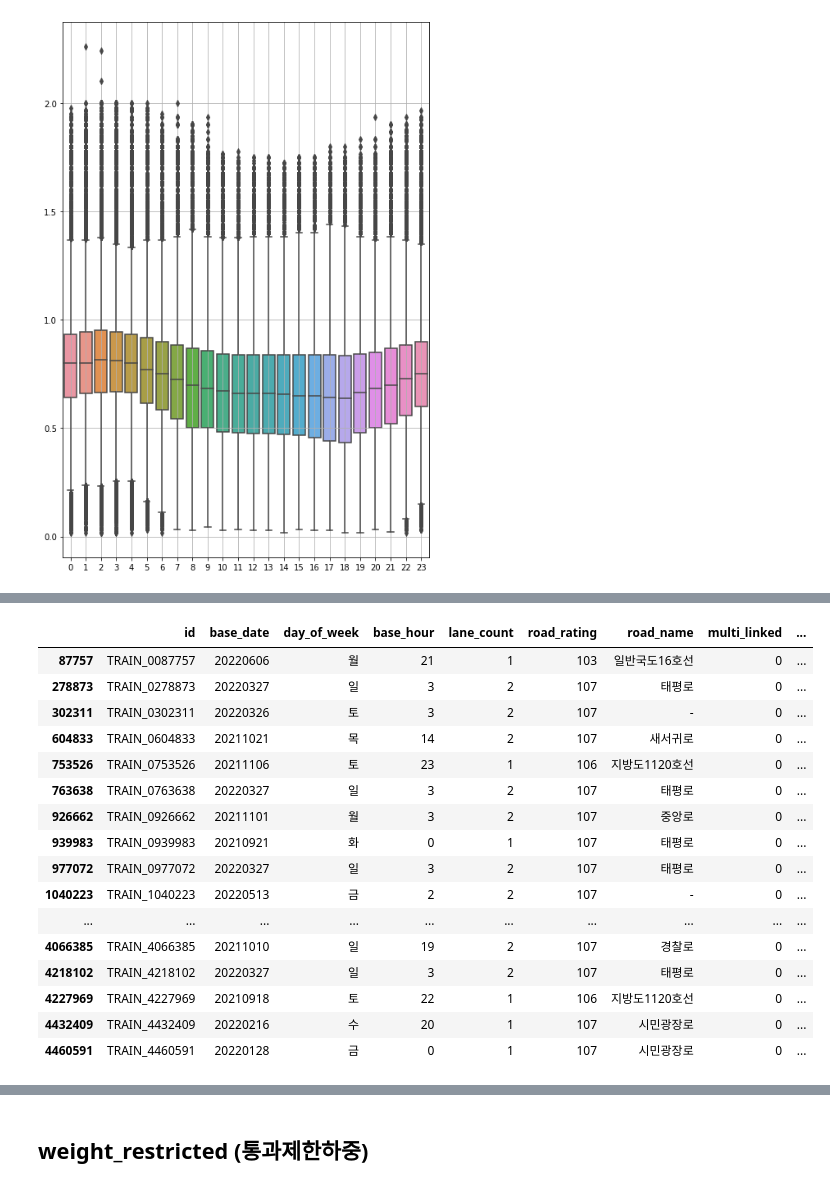
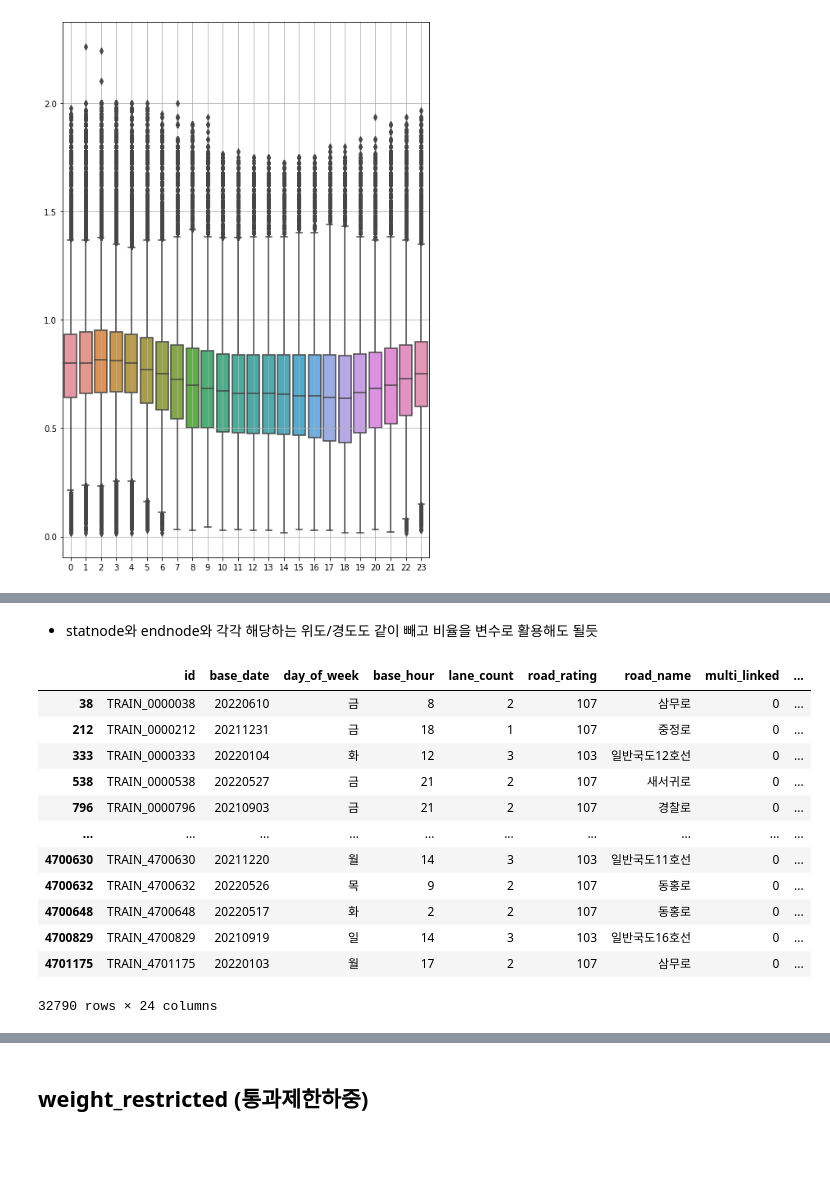
Before and after one commit to Hyeon-je/Dacon_traffic, a Jupyter notebook: code/code.ipynb, the cells around one changed output, grey strips where cells are left out. Drawn from its saved outputs; the diff is of its cells as text; code cells hidden in the pictures; blank space fills up the shorter version.

```diff
--- a/code/code.ipynb
+++ b/code/code.ipynb
@@ -351,20 +436,18 @@ plt.show()
+# %% [markdown]
+- statnode와 endnode와 각각 해당하는 위도/경도도  같이 빼고 비율을 변수로 활용해도 될듯
 # %%
-train.loc[train['target']<=1,:]
+train.loc[train['target']<=10,:]
 # %% [output]
 |  | id | base_date | day_of_week | base_hour | lane_count | road_rating | road_name | multi_linked | ... |
-| 87757 | TRAIN_0087757 | 20220606 | 월 | 21 | 1 | 103 | 일반국도16호선 | 0 | ... |
-| 278873 | TRAIN_0278873 | 20220327 | 일 | 3 | 2 | 107 | 태평로 | 0 | ... |
-| 302311 | TRAIN_0302311 | 20220326 | 토 | 3 | 2 | 107 | - | 0 | ... |
-| 604833 | TRAIN_0604833 | 20211021 | 목 | 14 | 2 | 107 | 새서귀로 | 0 | ... |
-| 753526 | TRAIN_0753526 | 20211106 | 토 | 23 | 1 | 106 | 지방도1120호선 | 0 | ... |
-| 763638 | TRAIN_0763638 | 20220327 | 일 | 3 | 2 | 107 | 태평로 | 0 | ... |
-| 926662 | TRAIN_0926662 | 20211101 | 월 | 3 | 2 | 107 | 중앙로 | 0 | ... |
-| 939983 | TRAIN_0939983 | 20210921 | 화 | 0 | 1 | 107 | 태평로 | 0 | ... |
-| 977072 | TRAIN_0977072 | 20220327 | 일 | 3 | 2 | 107 | 태평로 | 0 | ... |
-| 1040223 | TRAIN_1040223 | 20220513 | 금 | 2 | 2 | 107 | - | 0 | ... |
+| 38 | TRAIN_0000038 | 20220610 | 금 | 8 | 2 | 107 | 삼무로 | 0 | ... |
+| 212 | TRAIN_0000212 | 20211231 | 금 | 18 | 1 | 107 | 중정로 | 0 | ... |
+| 333 | TRAIN_0000333 | 20220104 | 화 | 12 | 3 | 103 | 일반국도12호선 | 0 | ... |
+| 538 | TRAIN_0000538 | 20220527 | 금 | 21 | 2 | 107 | 새서귀로 | 0 | ... |
+| 796 | TRAIN_0000796 | 20210903 | 금 | 21 | 2 | 107 | 경찰로 | 0 | ... |
 | ... | ... | ... | ... | ... | ... | ... | ... | ... | ... |
-| 4066385 | TRAIN_4066385 | 20211010 | 일 | 19 | 2 | 107 | 경찰로 | 0 | ... |
-| 4218102 | TRAIN_4218102 | 20220327 | 일 | 3 | 2 | 107 | 태평로 | 0 | ... |
-| 4227969 | TRAIN_4227969 | 20210918 | 토 | 22 | 1 | 106 | 지방도1120호선 | 0 | ... |
-| 4432409 | TRAIN_4432409 | 20220216 | 수 | 20 | 1 | 107 | 시민광장로 | 0 | ... |
-| 4460591 | TRAIN_4460591 | 20220128 | 금 | 0 | 1 | 107 | 시민광장로 | 0 | ... |
+| 4700630 | TRAIN_4700630 | 20211220 | 월 | 14 | 3 | 103 | 일반국도11호선 | 0 | ... |
+| 4700632 | TRAIN_4700632 | 20220526 | 목 | 9 | 2 | 107 | 동홍로 | 0 | ... |
+| 4700648 | TRAIN_4700648 | 20220517 | 화 | 2 | 2 | 107 | 동홍로 | 0 | ... |
+| 4700829 | TRAIN_4700829 | 20210919 | 일 | 14 | 3 | 103 | 일반국도16호선 | 0 | ... |
+| 4701175 | TRAIN_4701175 | 20220103 | 월 | 17 | 2 | 107 | 삼무로 | 0 | ... |
+32790 rows × 24 columns
```
Also changed, not shown: parts of 35 cells of this notebook.
